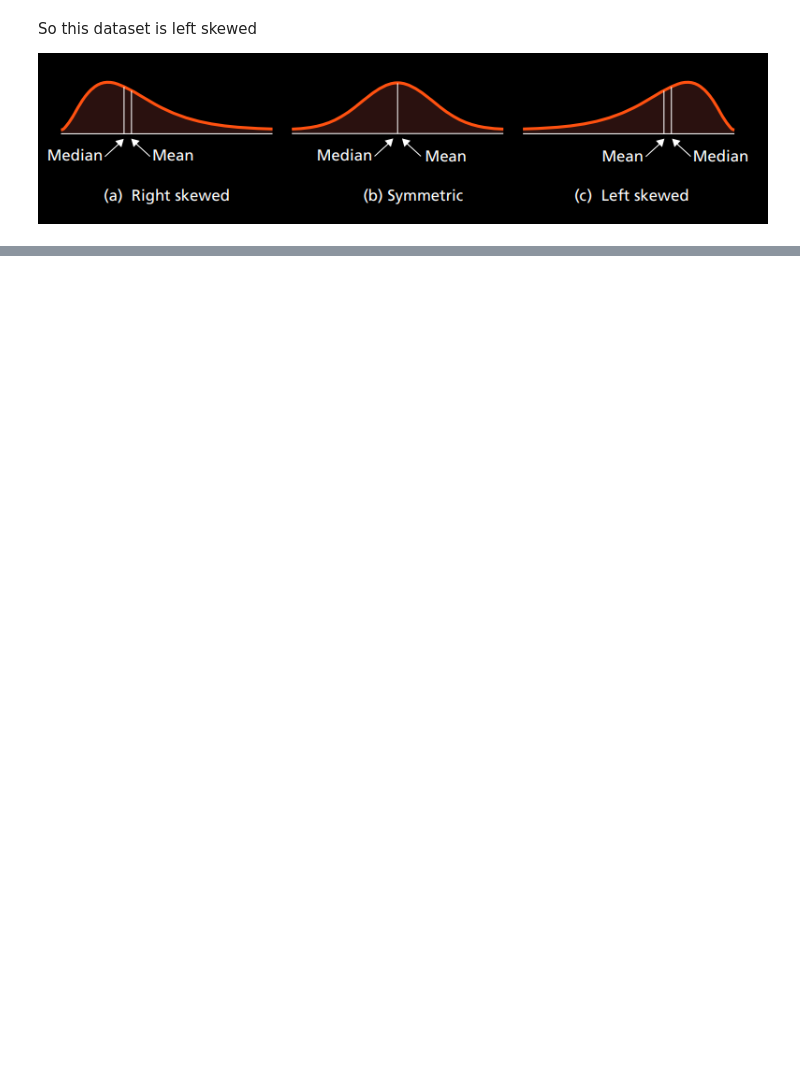
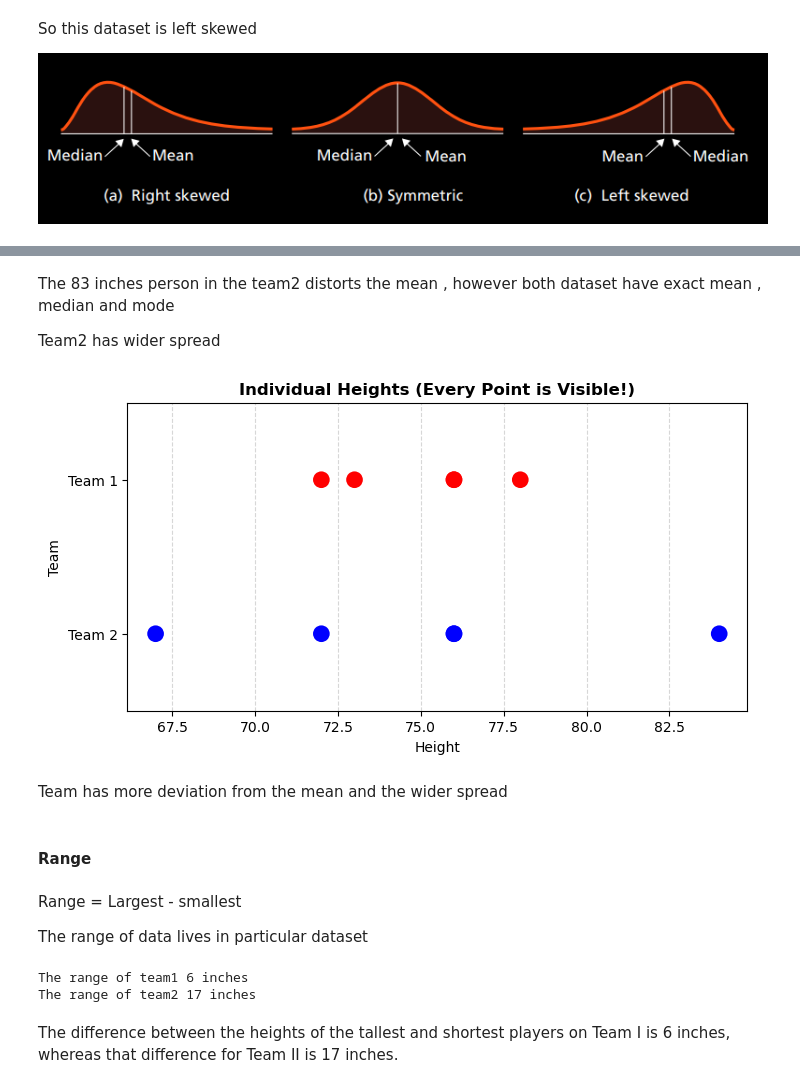
Before and after one commit to qamarr6092/math-with-python, a Jupyter notebook: Statistics/statistics.ipynb, the cells around one changed output, grey strips where cells are left out. Drawn from its saved outputs; the diff is of its cells as text; code cells hidden in the pictures; blank space fills up the shorter version.

```diff
--- a/Statistics/statistics.ipynb
+++ b/Statistics/statistics.ipynb
@@ -830,0 +1005,39 @@ So this dataset is left skewed
+# %% [markdown]
+The 83 inches person in the team2 distorts the mean , however both dataset have exact mean , median and mode
+
+Team2 has wider spread
+# %%
+data = pd.DataFrame({
+    'Height': np.concatenate([team_1, team_2]),
+    'Team': ['Team 1'] * 5 + ['Team 2'] * 5
+})
+
+plt.figure(figsize=(8, 4))
+sns.stripplot(
+    data=data, x='Height', y='Team', hue='Team',
+    jitter=False, size=12, palette=['red', 'blue'], legend=False
+)
+
+plt.title("Individual Heights (Every Point is Visible!)", weight='bold')
+plt.grid(axis='x', linestyle='--', alpha=0.5)
+plt.show()
+# %% [output]
+[figure, added]
+# %% [markdown]
+Team has more deviation from the mean and the wider spread
+# %% [markdown]
+#### Range
+# %% [markdown]
+Range = Largest - smallest
+
+The range of data lives in particular dataset
+# %%
+print(f'The range of team1 {np.max(team_1) - np.min(team_1)} inches')
+
+print(f'The range of team2 {np.max(team_2) - np.min(team_2)} inches')
+# %% [output]
+The range of team1 6 inches
+The range of team2 17 inches
+# %% [markdown]
+The difference between the heights of the tallest and shortest
+players on Team I is 6 inches, whereas that difference for Team II is 17 inches.
```
Also changed, not shown: parts of 58 cells of this notebook.
